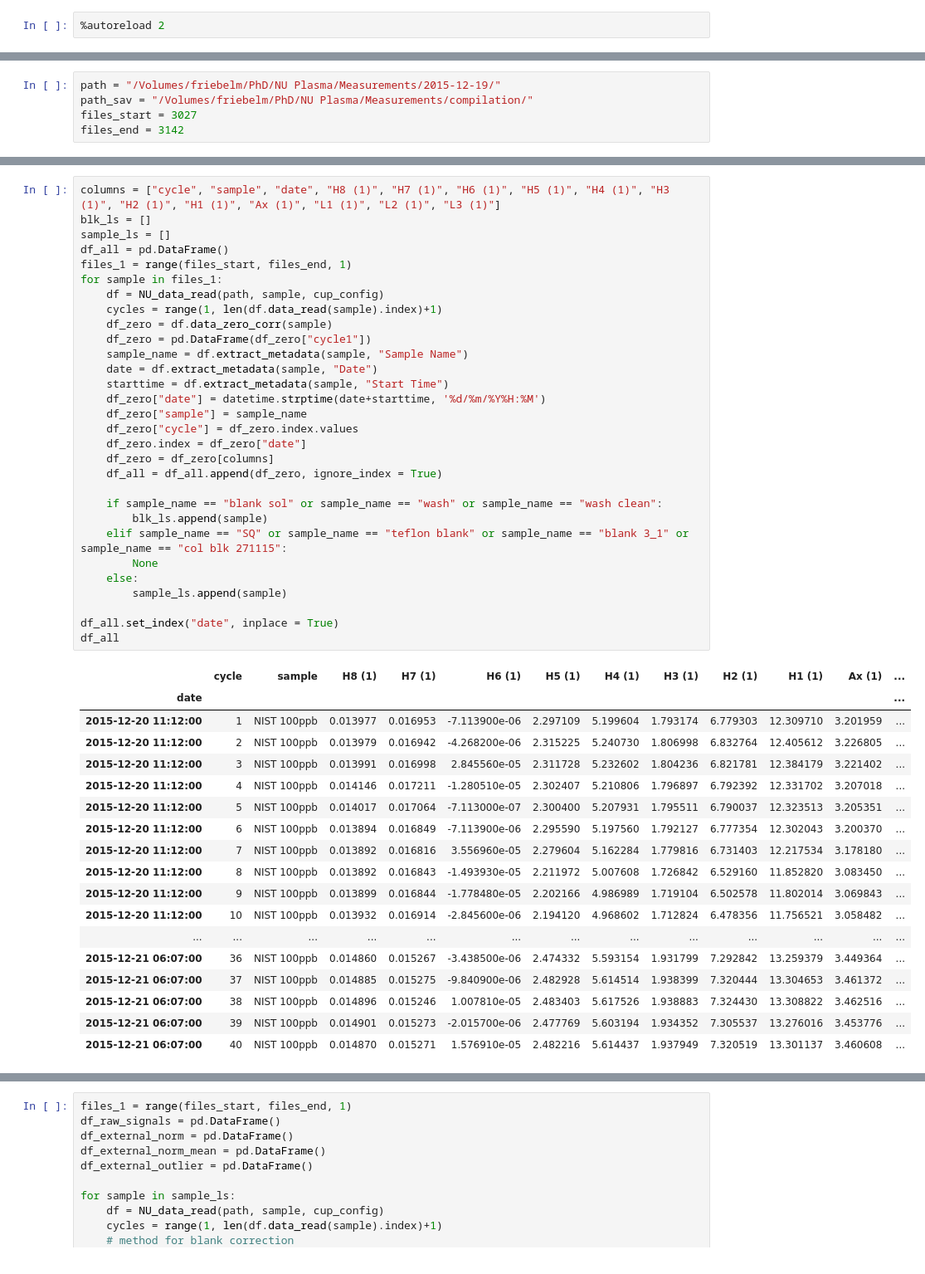
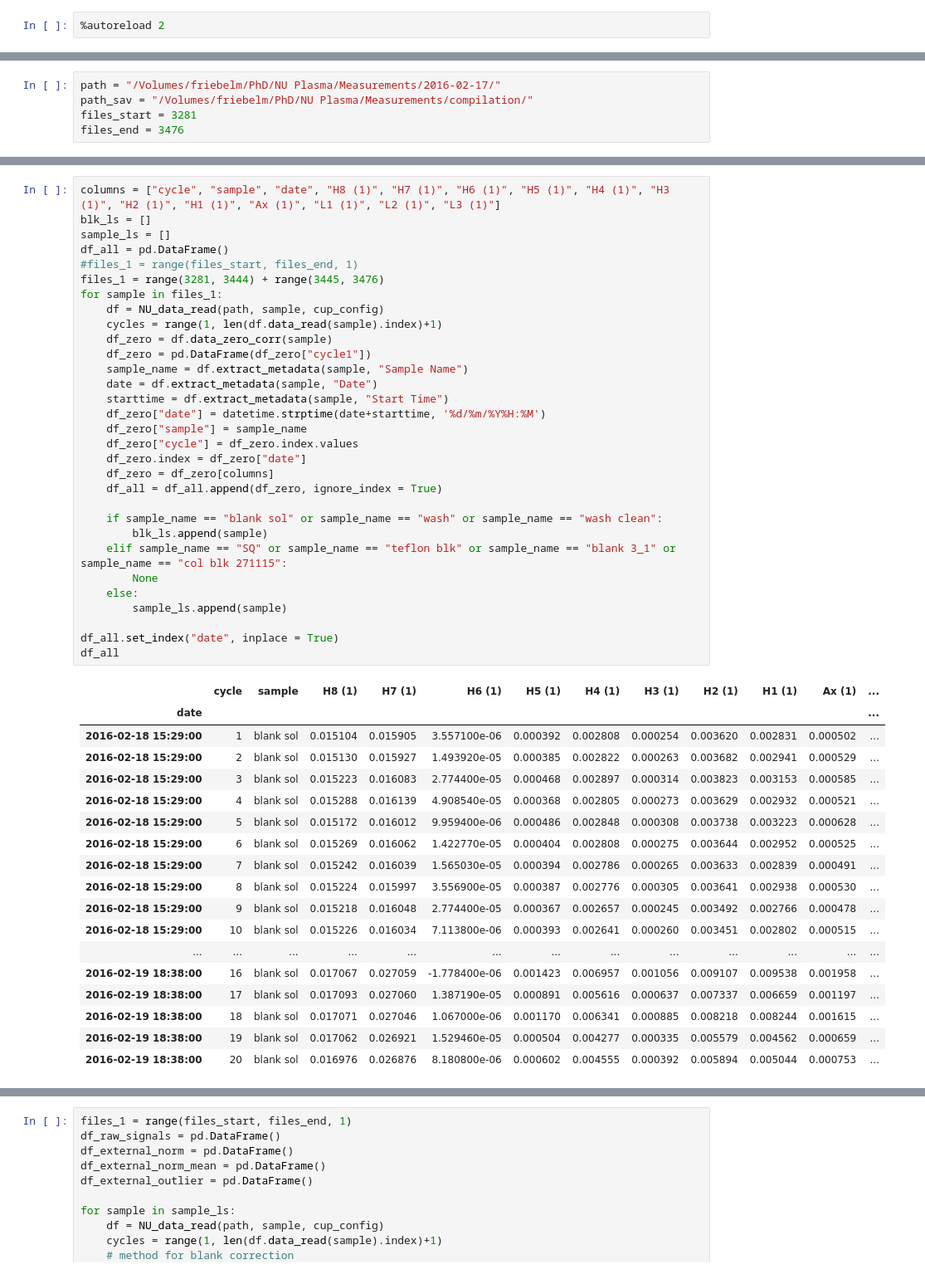
Before and after one commit to Marfster/NU_Plasma, a Jupyter notebook: Nu Plasma Evaluation - external norm.ipynb, the cells around one changed output, grey strips where cells are left out. Shown: that part at 83% size. Saved outputs shown, nothing was run; the diff lists cells and outputs as text.

```diff
--- a/Nu Plasma Evaluation - external norm.ipynb
+++ b/Nu Plasma Evaluation - external norm.ipynb
@@ -17,9 +17,9 @@ import seaborn as sns
 #%pylab inline
 # %%
-path = "/Volumes/friebelm/PhD/NU Plasma/Measurements/2015-12-19/"
+path = "/Volumes/friebelm/PhD/NU Plasma/Measurements/2016-02-17/"
 path_sav = "/Volumes/friebelm/PhD/NU Plasma/Measurements/compilation/"
-files_start = 3027
-files_end = 3142
+files_start = 3281
+files_end = 3476
 # %%
 # cup configuration
 cup_config = cycle_Sb_2
@@ -50,48 +51,49 @@ blk_corr = False
 columns = ["cycle", "sample", "date", "H8 (1)", "H7 (1)", "H6 (1)", "H5 (1)", "H4 (1)", "H3 (1)", "H2 (1)", "H1 (1)", "Ax (1)", "L1 (1)", "L2 (1)", "L3 (1)"]
 blk_ls = []
 sample_ls = []
 df_all = pd.DataFrame()
-files_1 = range(files_start, files_end, 1)
+#files_1 = range(files_start, files_end, 1)
+files_1 = range(3281, 3444) + range(3445, 3476)
 for sample in files_1:
     df = NU_data_read(path, sample, cup_config)
     cycles = range(1, len(df.data_read(sample).index)+1)
     df_zero = df.data_zero_corr(sample)
     df_zero = pd.DataFrame(df_zero["cycle1"])
     sample_name = df.extract_metadata(sample, "Sample Name")
     date = df.extract_metadata(sample, "Date")
     starttime = df.extract_metadata(sample, "Start Time")
     df_zero["date"] = datetime.strptime(date+starttime, '%d/%m/%Y%H:%M')
     df_zero["sample"] = sample_name
     df_zero["cycle"] = df_zero.index.values
     df_zero.index = df_zero["date"]
     df_zero = df_zero[columns]
     df_all = df_all.append(df_zero, ignore_index = True)
 
     if sample_name == "blank sol" or sample_name == "wash" or sample_name == "wash clean":
         blk_ls.append(sample)
-    elif sample_name == "SQ" or sample_name == "teflon blank" or sample_name == "blank 3_1" or sample_name == "col blk 271115":
+    elif sample_name == "SQ" or sample_name == "teflon blk" or sample_name == "blank 3_1" or sample_name == "col blk 271115":
         None
     else:
         sample_ls.append(sample)
 
 df_all.set_index("date", inplace = True)
 df_all
 # %% [output]
 |  | cycle | sample | H8 (1) | H7 (1) | H6 (1) | H5 (1) | H4 (1) | H3 (1) | H2 (1) | H1 (1) | Ax (1) | ... |
 | date |  |  |  |  |  |  |  |  |  |  |  | ... |
-| 2015-12-20 11:12:00 | 1 | NIST 100ppb | 0.013977 | 0.016953 | -7.113900e-06 | 2.297109 | 5.199604 | 1.793174 | 6.779303 | 12.309710 | 3.201959 | ... |
-| 2015-12-20 11:12:00 | 2 | NIST 100ppb | 0.013979 | 0.016942 | -4.268200e-06 | 2.315225 | 5.240730 | 1.806998 | 6.832764 | 12.405612 | 3.226805 | ... |
-| 2015-12-20 11:12:00 | 3 | NIST 100ppb | 0.013991 | 0.016998 | 2.845560e-05 | 2.311728 | 5.232602 | 1.804236 | 6.821781 | 12.384179 | 3.221402 | ... |
-| 2015-12-20 11:12:00 | 4 | NIST 100ppb | 0.014146 | 0.017211 | -1.280510e-05 | 2.302407 | 5.210806 | 1.796897 | 6.792392 | 12.331702 | 3.207018 | ... |
-| 2015-12-20 11:12:00 | 5 | NIST 100ppb | 0.014017 | 0.017064 | -7.113000e-07 | 2.300400 | 5.207931 | 1.795511 | 6.790037 | 12.323513 | 3.205351 | ... |
-| 2015-12-20 11:12:00 | 6 | NIST 100ppb | 0.013894 | 0.016849 | -7.113900e-06 | 2.295590 | 5.197560 | 1.792127 | 6.777354 | 12.302043 | 3.200370 | ... |
-| 2015-12-20 11:12:00 | 7 | NIST 100ppb | 0.013892 | 0.016816 | 3.556960e-05 | 2.279604 | 5.162284 | 1.779816 | 6.731403 | 12.217534 | 3.178180 | ... |
-| 2015-12-20 11:12:00 | 8 | NIST 100ppb | 0.013892 | 0.016843 | -1.493930e-05 | 2.211972 | 5.007608 | 1.726842 | 6.529160 | 11.852820 | 3.083450 | ... |
-| 2015-12-20 11:12:00 | 9 | NIST 100ppb | 0.013899 | 0.016844 | -1.778480e-05 | 2.202166 | 4.986989 | 1.719104 | 6.502578 | 11.802014 | 3.069843 | ... |
-| 2015-12-20 11:12:00 | 10 | NIST 100ppb | 0.013932 | 0.016914 | -2.845600e-06 | 2.194120 | 4.968602 | 1.712824 | 6.478356 | 11.756521 | 3.058482 | ... |
+| 2016-02-18 15:29:00 | 1 | blank sol | 0.015104 | 0.015905 | 3.557100e-06 | 0.000392 | 0.002808 | 0.000254 | 0.003620 | 0.002831 | 0.000502 | ... |
+| 2016-02-18 15:29:00 | 2 | blank sol | 0.015130 | 0.015927 | 1.493920e-05 | 0.000385 | 0.002822 | 0.000263 | 0.003682 | 0.002941 | 0.000529 | ... |
+| 2016-02-18 15:29:00 | 3 | blank sol | 0.015223 | 0.016083 | 2.774400e-05 | 0.000468 | 0.002897 | 0.000314 | 0.003823 | 0.003153 | 0.000585 | ... |
+| 2016-02-18 15:29:00 | 4 | blank sol | 0.015288 | 0.016139 | 4.908540e-05 | 0.000368 | 0.002805 | 0.000273 | 0.003629 | 0.002932 | 0.000521 | ... |
+| 2016-02-18 15:29:00 | 5 | blank sol | 0.015172 | 0.016012 | 9.959400e-06 | 0.000486 | 0.002848 | 0.000308 | 0.003738 | 0.003223 | 0.000628 | ... |
+| 2016-02-18 15:29:00 | 6 | blank sol | 0.015269 | 0.016062 | 1.422770e-05 | 0.000404 | 0.002808 | 0.000275 | 0.003644 | 0.002952 | 0.000525 | ... |
+| 2016-02-18 15:29:00 | 7 | blank sol | 0.015242 | 0.016039 | 1.565030e-05 | 0.000394 | 0.002786 | 0.000265 | 0.003633 | 0.002839 | 0.000491 | ... |
+| 2016-02-18 15:29:00 | 8 | blank sol | 0.015224 | 0.015997 | 3.556900e-05 | 0.000387 | 0.002776 | 0.000305 | 0.003641 | 0.002938 | 0.000530 | ... |
+| 2016-02-18 15:29:00 | 9 | blank sol | 0.015218 | 0.016048 | 2.774400e-05 | 0.000367 | 0.002657 | 0.000245 | 0.003492 | 0.002766 | 0.000478 | ... |
+| 2016-02-18 15:29:00 | 10 | blank sol | 0.015226 | 0.016034 | 7.113800e-06 | 0.000393 | 0.002641 | 0.000260 | 0.003451 | 0.002802 | 0.000515 | ... |
 | ... | ... | ... | ... | ... | ... | ... | ... | ... | ... | ... | ... | ... |
-| 2015-12-21 06:07:00 | 36 | NIST 100ppb | 0.014860 | 0.015267 | -3.438500e-06 | 2.474332 | 5.593154 | 1.931799 | 7.292842 | 13.259379 | 3.449364 | ... |
-| 2015-12-21 06:07:00 | 37 | NIST 100ppb | 0.014885 | 0.015275 | -9.840900e-06 | 2.482928 | 5.614514 | 1.938399 | 7.320444 | 13.304653 | 3.461372 | ... |
-| 2015-12-21 06:07:00 | 38 | NIST 100ppb | 0.014896 | 0.015246 | 1.007810e-05 | 2.483403 | 5.617526 | 1.938883 | 7.324430 | 13.308822 | 3.462516 | ... |
-| 2015-12-21 06:07:00 | 39 | NIST 100ppb | 0.014901 | 0.015273 | -2.015700e-06 | 2.477769 | 5.603194 | 1.934352 | 7.305537 | 13.276016 | 3.453776 | ... |
-| 2015-12-21 06:07:00 | 40 | NIST 100ppb | 0.014870 | 0.015271 | 1.576910e-05 | 2.482216 | 5.614437 | 1.937949 | 7.320519 | 13.301137 | 3.460608 | ... |
+| 2016-02-19 18:38:00 | 16 | blank sol | 0.017067 | 0.027059 | -1.778400e-06 | 0.001423 | 0.006957 | 0.001056 | 0.009107 | 0.009538 | 0.001958 | ... |
+| 2016-02-19 18:38:00 | 17 | blank sol | 0.017093 | 0.027060 | 1.387190e-05 | 0.000891 | 0.005616 | 0.000637 | 0.007337 | 0.006659 | 0.001197 | ... |
+| 2016-02-19 18:38:00 | 18 | blank sol | 0.017071 | 0.027046 | 1.067000e-06 | 0.001170 | 0.006341 | 0.000885 | 0.008218 | 0.008244 | 0.001615 | ... |
+| 2016-02-19 18:38:00 | 19 | blank sol | 0.017062 | 0.026921 | 1.529460e-05 | 0.000504 | 0.004277 | 0.000335 | 0.005579 | 0.004562 | 0.000659 | ... |
+| 2016-02-19 18:38:00 | 20 | blank sol | 0.016976 | 0.026876 | 8.180800e-06 | 0.000602 | 0.004555 | 0.000392 | 0.005894 | 0.005044 | 0.000753 | ... |
```
Also changed, not shown: parts of 7 cells of this notebook.
